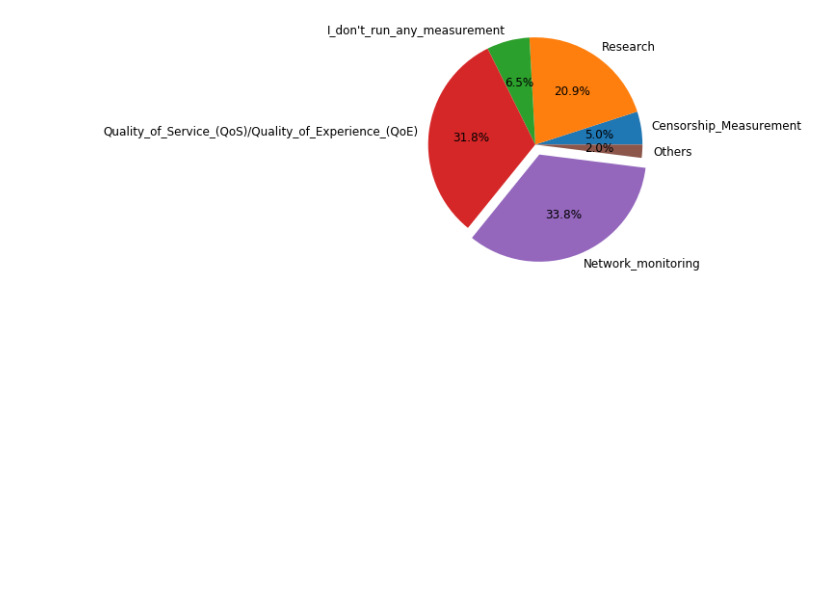
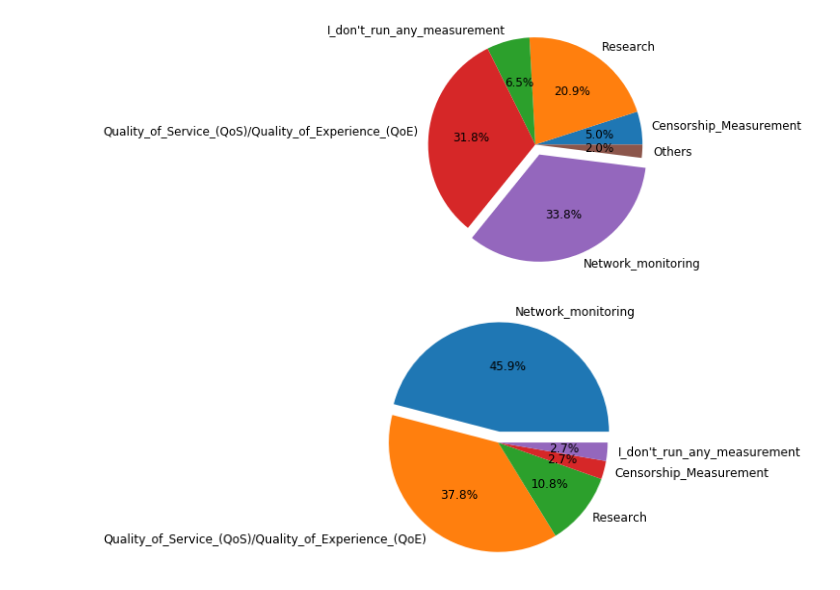
Before and after one commit to AFRINIC-Labs/Africa_Internet_Measurement_Survey, a Jupyter notebook: Internet Africa Awareness Survey.ipynb, the cells around one changed output. Cells and saved outputs as stored; diff of their text form; code cells hidden in the pictures; blank space fills up the shorter version.

```diff
--- a/Internet Africa Awareness Survey.ipynb
+++ b/Internet Africa Awareness Survey.ipynb
@@ -294,3 +292,29 @@ reasons_for_measurement()
 # %% [output]
 Only 13 respondents here claimed to not run any measurement in contrast to the earlier resultsthat showed that 73.2% of the respondents said they are not running any measurement. It is likelythat some ...
 [figure]
+# %%
+#Specific Reasons for Running Measurement
+def specific_reasons():
+
+    df1 = df[df['Business Category'] == "Internet Service Provider (ISP)"].set_index('Business Category')
+    df2 = df1[reasons]
+
+    total = {}
+    for col in df2.columns:
+        yes = (df2[col].value_counts().to_dict())
+        if len(yes) != 0:
+            value = yes["Yes"]
+            ntype = col.split('[')[1].split(']')[0]
+            total.update({ntype:value})
+    y = total.values()
+    label = total.keys()
+    plt.pie([float(v) for v in y], labels=[k for k in label],
+            autopct='%1.1f%%', explode=(0.1, 0, 0, 0, 0))
+    plt.axis('equal')
+    plt.rcParams['font.size'] = 12
+    plt.tight_layout()
+    plt.show()
+    return
+specific_reasons()
+# %% [output]
+[figure, added]
```
Also changed, not shown: parts of 3 cells of this notebook.
